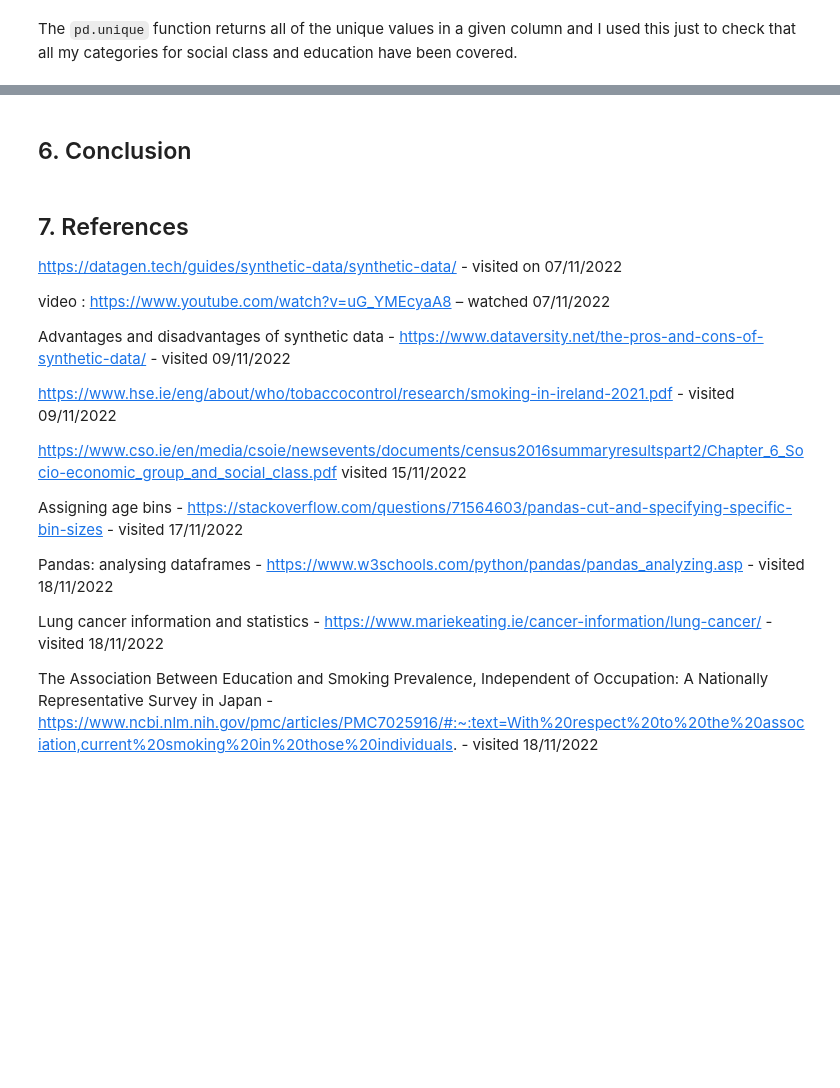
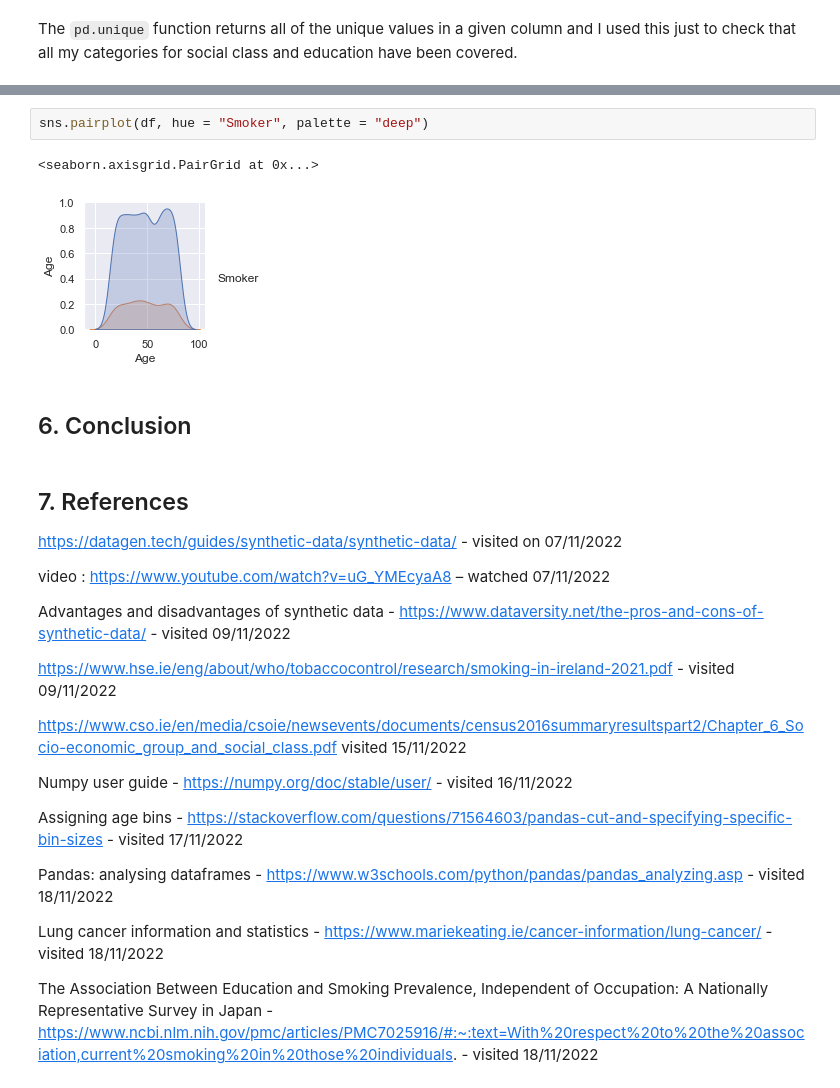
Before and after one commit to Scunnies/PfDA_Assignment, a Jupyter notebook: PfDA_Assignment.ipynb, the cells around one changed output, grey strips where cells are left out. Saved outputs shown, nothing was run; the diff lists cells and outputs as text; blank space fills up the shorter version.

```diff
--- a/PfDA_Assignment.ipynb
+++ b/PfDA_Assignment.ipynb
@@ -296,3 +303,8 @@ Name: Education, dtype: int64
+# %%
+sns.pairplot(df, hue = "Smoker", palette = "deep")
+# %% [output]
+<seaborn.axisgrid.PairGrid at 0x...>
+[figure, added]
 # %% [markdown]
 ## 6. Conclusion  <a class="anchor" id="conclusion"></a>
 # %% [markdown]
@@ -308,6 +320,8 @@ https://www.hse.ie/eng/about/who/tobaccocontrol/research/smoking-in-ireland-2021
 
 https://www.cso.ie/en/media/csoie/newsevents/documents/census2016summaryresultspart2/Chapter_6_Socio-economic_group_and_social_class.pdf visited 15/11/2022
 
+Numpy user guide - https://numpy.org/doc/stable/user/ - visited 16/11/2022
+
 Assigning age bins - https://stackoverflow.com/questions/71564603/pandas-cut-and-specifying-specific-bin-sizes - visited 17/11/2022
 
 Pandas: analysing dataframes - https://www.w3schools.com/python/pandas/pandas_analyzing.asp - visited 18/11/2022
```
Also changed, not shown: parts of 32 cells of this notebook, 1 other file.
